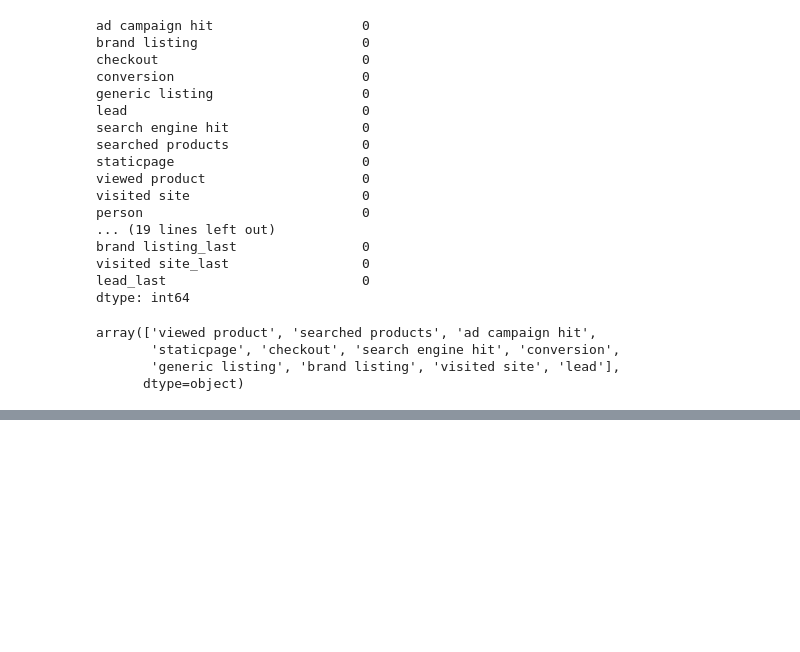
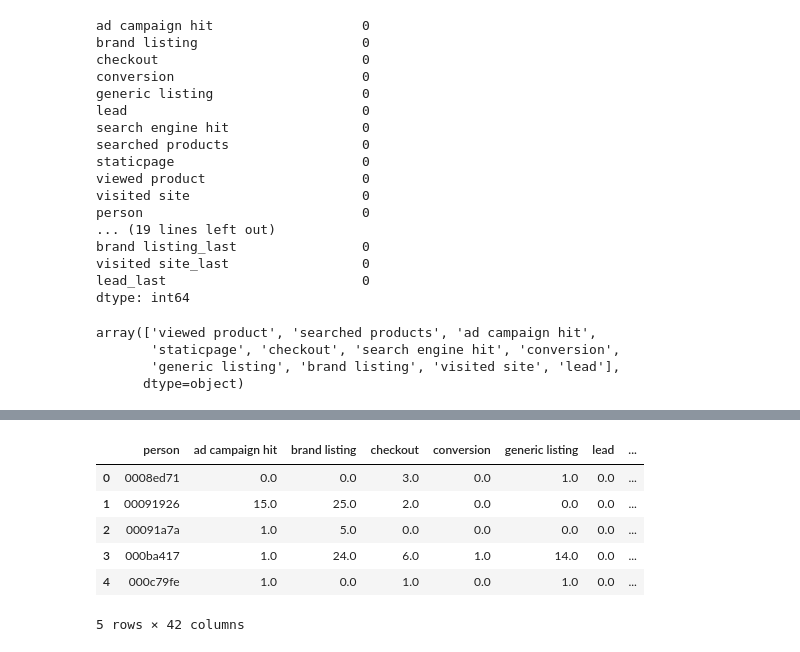
Before and after one commit to Santiago39353535/Tp2-Datos, a Jupyter notebook: Procesamiento1erSummit.ipynb, the cells around one changed output, grey strips where cells are left out. Cells and saved outputs as stored; diff of their text form; code cells hidden in the pictures; blank space fills up the shorter version.

```diff
--- a/Procesamiento1erSummit.ipynb
+++ b/Procesamiento1erSummit.ipynb
@@ -401,0 +477,3 @@ aux.to_csv("features.csv",index = False)
+# %%
+auxi_listo = auxi.unstack(fill_value=0)
+auxi_listo.head()
@@ -401,0 +489,3 @@ aux.to_csv("features.csv",index = False)
+# %%
+auxi_listo.columns = auxi_listo.columns.droplevel(0)
+auxi_listo.head()
@@ -401,0 +500,3 @@ aux.to_csv("features.csv",index = False)
+# %%
+auxi_listo = auxi_listo.reset_index(level='person')
+auxi_listo.head()
@@ -401,0 +510,12 @@ aux.to_csv("features.csv",index = False)
+# %%
+auxilio = aux.merge(auxi_listo, left_on = 'person', right_on = 'person', how = 'right')
+# %%
+auxilio.head()
+# %% [output]
+|  | person | ad campaign hit | brand listing | checkout | conversion | generic listing | lead | ... |
+| 0 | 0008ed71 | 0.0 | 0.0 | 3.0 | 0.0 | 1.0 | 0.0 | ... |
+| 1 | 00091926 | 15.0 | 25.0 | 2.0 | 0.0 | 0.0 | 0.0 | ... |
+| 2 | 00091a7a | 1.0 | 5.0 | 0.0 | 0.0 | 0.0 | 0.0 | ... |
+| 3 | 000ba417 | 1.0 | 24.0 | 6.0 | 1.0 | 14.0 | 0.0 | ... |
+| 4 | 000c79fe | 1.0 | 0.0 | 1.0 | 0.0 | 1.0 | 0.0 | ... |
+5 rows × 42 columns
```
Also changed, not shown: parts of 15 cells of this notebook.
